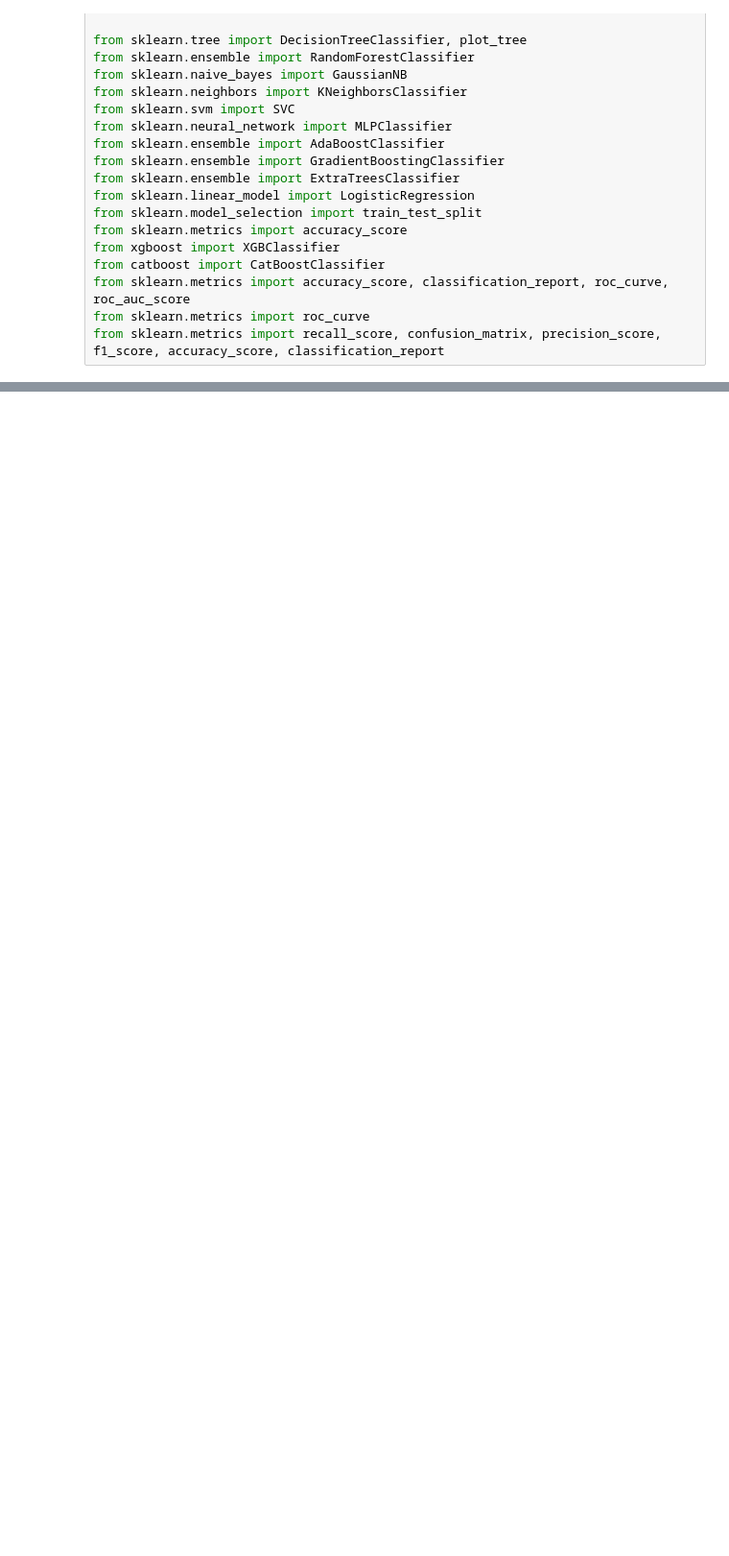
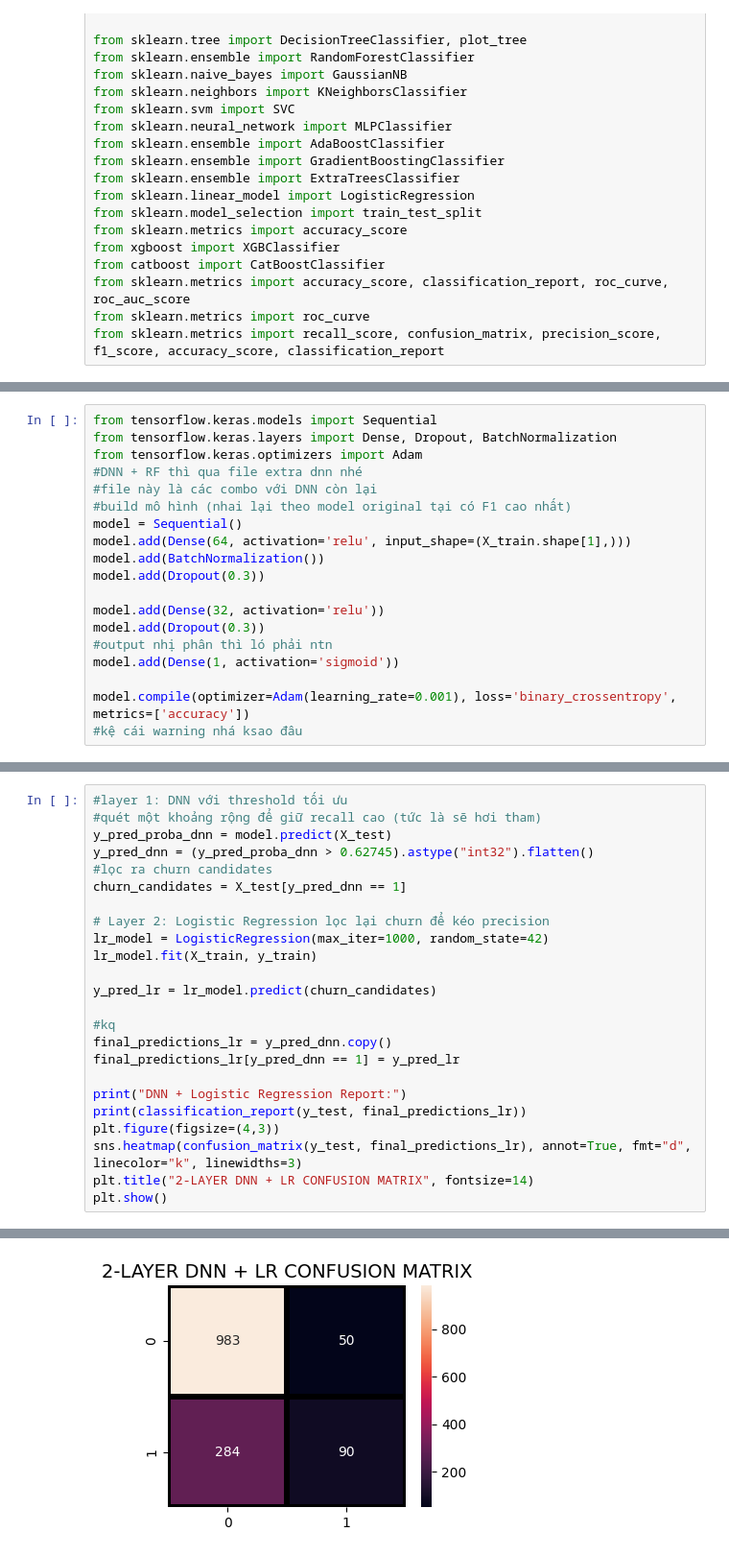
Before and after one commit to ngocmai141106/AI66B_group_9, a Jupyter notebook: code/extra_2layer.ipynb, the cells around one changed output, grey strips where cells are left out. Shown at 96% size. Cells and saved outputs as stored; diff of their text form; blank space fills up the shorter version.

```diff
--- a/code/extra_2layer.ipynb
+++ b/code/extra_2layer.ipynb
@@ -41,0 +40,19 @@ FileNotFoundError: [Errno 2] No such file or directory: '../dataset/train.csv'
+# %%
+from tensorflow.keras.models import Sequential
+from tensorflow.keras.layers import Dense, Dropout, BatchNormalization
+from tensorflow.keras.optimizers import Adam
+#DNN + RF thì qua file extra dnn nhé
+#file này là các combo với DNN còn lại
+#build mô hình (nhai lại theo model original tại có F1 cao nhất)
+model = Sequential()
+model.add(Dense(64, activation='relu', input_shape=(X_train.shape[1],)))
+model.add(BatchNormalization())
+model.add(Dropout(0.3))
+
+model.add(Dense(32, activation='relu'))
+model.add(Dropout(0.3))
+#output nhị phân thì ló phải ntn
+model.add(Dense(1, activation='sigmoid'))
+
+model.compile(optimizer=Adam(learning_rate=0.001), loss='binary_crossentropy', metrics=['accuracy'])
+#kệ cái warning nhá ksao đâu
@@ -41,0 +61,25 @@ FileNotFoundError: [Errno 2] No such file or directory: '../dataset/train.csv'
+# %%
+#layer 1: DNN với threshold tối ưu
+#quét một khoảng rộng để giữ recall cao (tức là sẽ hơi tham)
+y_pred_proba_dnn = model.predict(X_test)
+y_pred_dnn = (y_pred_proba_dnn > 0.62745).astype("int32").flatten()
+#lọc ra churn candidates
+churn_candidates = X_test[y_pred_dnn == 1]
+
+# Layer 2: Logistic Regression lọc lại churn để kéo precision
+lr_model = LogisticRegression(max_iter=1000, random_state=42)
+lr_model.fit(X_train, y_train)
+
+y_pred_lr = lr_model.predict(churn_candidates)
+
+#kq
+final_predictions_lr = y_pred_dnn.copy()
+final_predictions_lr[y_pred_dnn == 1] = y_pred_lr
+
+print("DNN + Logistic Regression Report:")
+print(classification_report(y_test, final_predictions_lr))
+plt.figure(figsize=(4,3))
+sns.heatmap(confusion_matrix(y_test, final_predictions_lr), annot=True, fmt="d", linecolor="k", linewidths=3)
+plt.title("2-LAYER DNN + LR CONFUSION MATRIX", fontsize=14)
+plt.show()
+# %% [output]
@@ -41,0 +96 @@ FileNotFoundError: [Errno 2] No such file or directory: '../dataset/train.csv'
+[figure, added]
```
Also changed, not shown: parts of 7 cells of this notebook, 5 other files.
